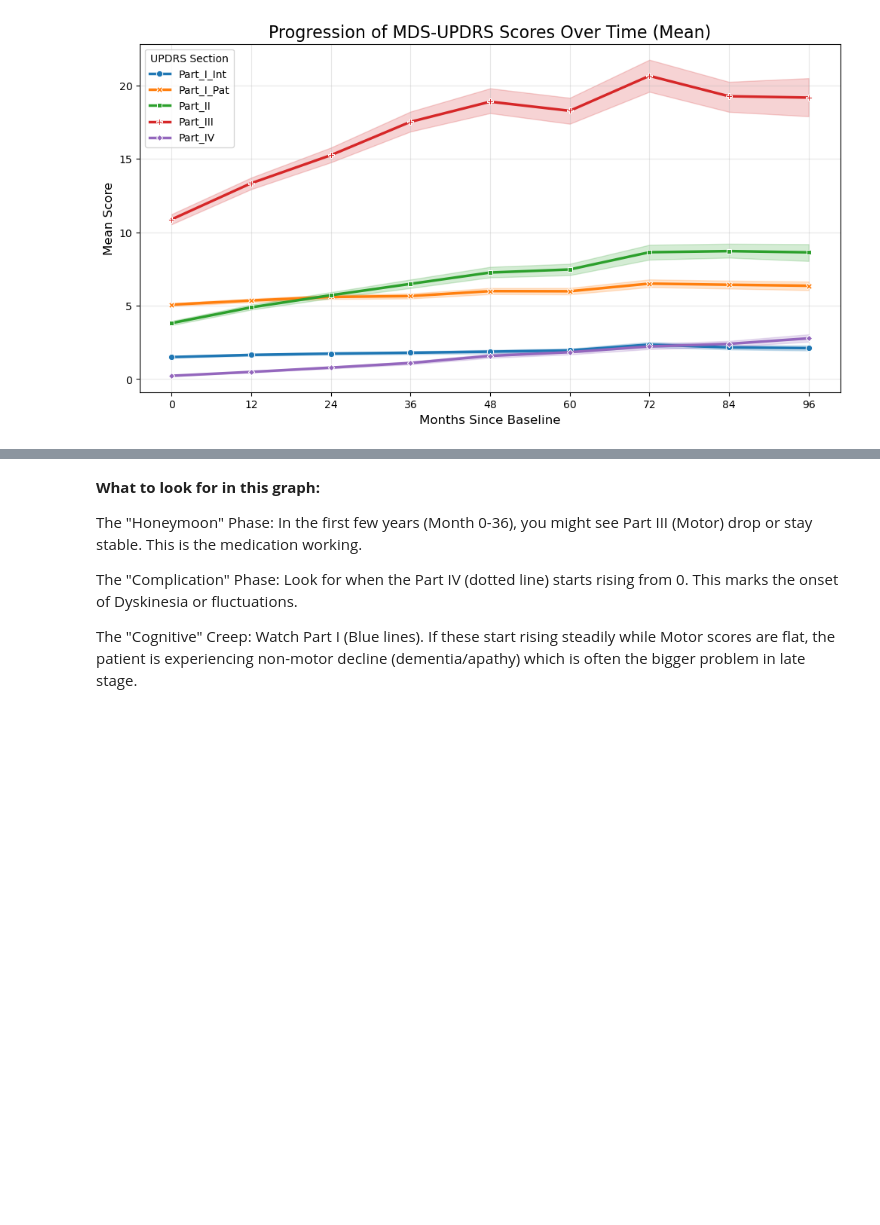
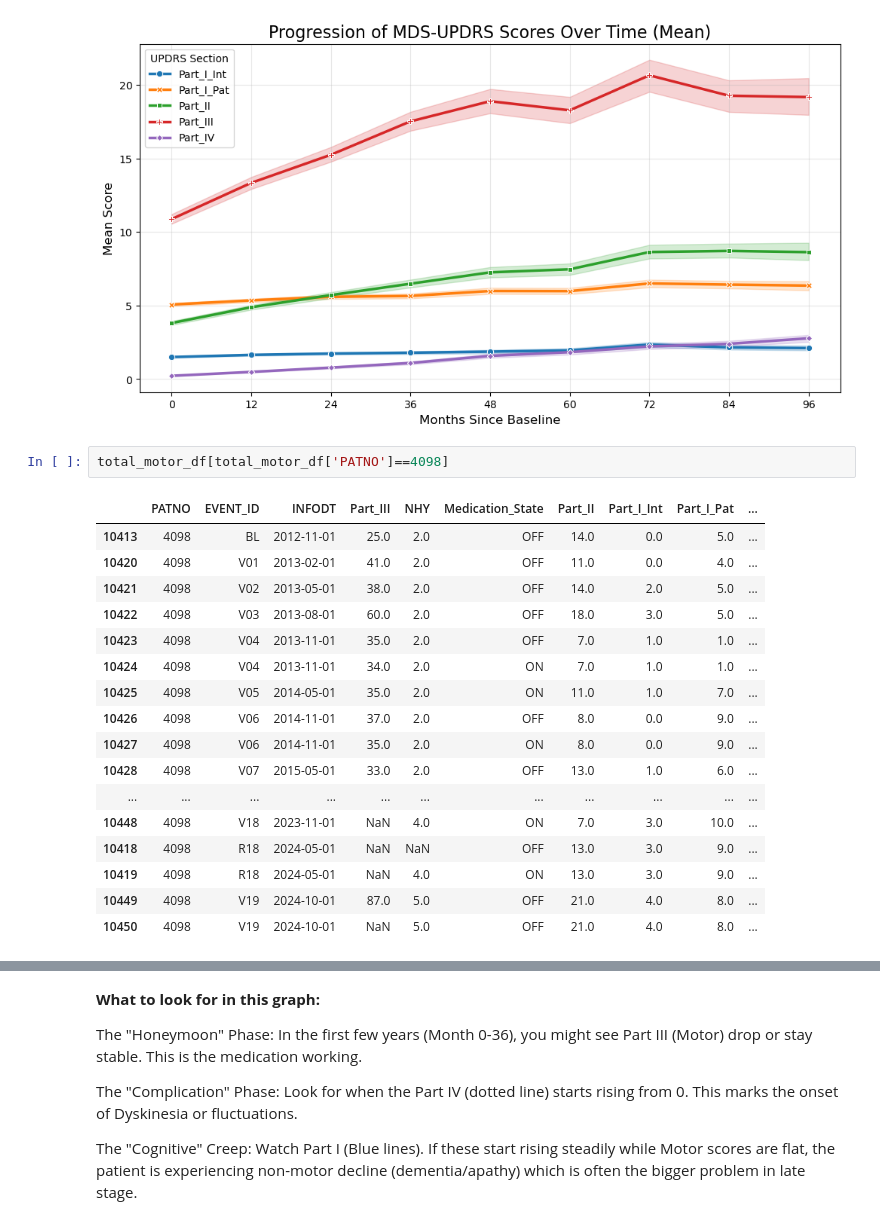
Before and after one commit to vutuongvy101/multimodal-pd-progression, a Jupyter notebook: Experiment/preprocessing/sri_hri_model 2.ipynb, the cells around one changed output, grey strips where cells are left out. Cells and saved outputs as stored; diff of their text form; blank space fills up the shorter version.

```diff
--- a/Experiment/preprocessing/sri_hri_model 2.ipynb
+++ b/Experiment/preprocessing/sri_hri_model 2.ipynb
@@ -900,3 +1014,23 @@ def plot_updrs_progression(df):
 plot_updrs_progression(total_motor_df)
 # %% [output]
 [figure]
+# %%
+total_motor_df[total_motor_df['PATNO']==4098]
+# %% [output]
+|  | PATNO | EVENT_ID | INFODT | Part_III | NHY | Medication_State | Part_II | Part_I_Int | Part_I_Pat | ... |
+| 10413 | 4098 | BL | 2012-11-01 | 25.0 | 2.0 | OFF | 14.0 | 0.0 | 5.0 | ... |
+| 10420 | 4098 | V01 | 2013-02-01 | 41.0 | 2.0 | OFF | 11.0 | 0.0 | 4.0 | ... |
+| 10421 | 4098 | V02 | 2013-05-01 | 38.0 | 2.0 | OFF | 14.0 | 2.0 | 5.0 | ... |
+| 10422 | 4098 | V03 | 2013-08-01 | 60.0 | 2.0 | OFF | 18.0 | 3.0 | 5.0 | ... |
+| 10423 | 4098 | V04 | 2013-11-01 | 35.0 | 2.0 | OFF | 7.0 | 1.0 | 1.0 | ... |
+| 10424 | 4098 | V04 | 2013-11-01 | 34.0 | 2.0 | ON | 7.0 | 1.0 | 1.0 | ... |
+| 10425 | 4098 | V05 | 2014-05-01 | 35.0 | 2.0 | ON | 11.0 | 1.0 | 7.0 | ... |
+| 10426 | 4098 | V06 | 2014-11-01 | 37.0 | 2.0 | OFF | 8.0 | 0.0 | 9.0 | ... |
+| 10427 | 4098 | V06 | 2014-11-01 | 35.0 | 2.0 | ON | 8.0 | 0.0 | 9.0 | ... |
+| 10428 | 4098 | V07 | 2015-05-01 | 33.0 | 2.0 | OFF | 13.0 | 1.0 | 6.0 | ... |
+| ... | ... | ... | ... | ... | ... | ... | ... | ... | ... | ... |
+| 10448 | 4098 | V18 | 2023-11-01 | NaN | 4.0 | ON | 7.0 | 3.0 | 10.0 | ... |
+| 10418 | 4098 | R18 | 2024-05-01 | NaN | NaN | OFF | 13.0 | 3.0 | 9.0 | ... |
+| 10419 | 4098 | R18 | 2024-05-01 | NaN | 4.0 | ON | 13.0 | 3.0 | 9.0 | ... |
+| 10449 | 4098 | V19 | 2024-10-01 | 87.0 | 5.0 | OFF | 21.0 | 4.0 | 8.0 | ... |
+| 10450 | 4098 | V19 | 2024-10-01 | NaN | 5.0 | OFF | 21.0 | 4.0 | 8.0 | ... |
```
Also changed, not shown: parts of 9 cells of this notebook.
